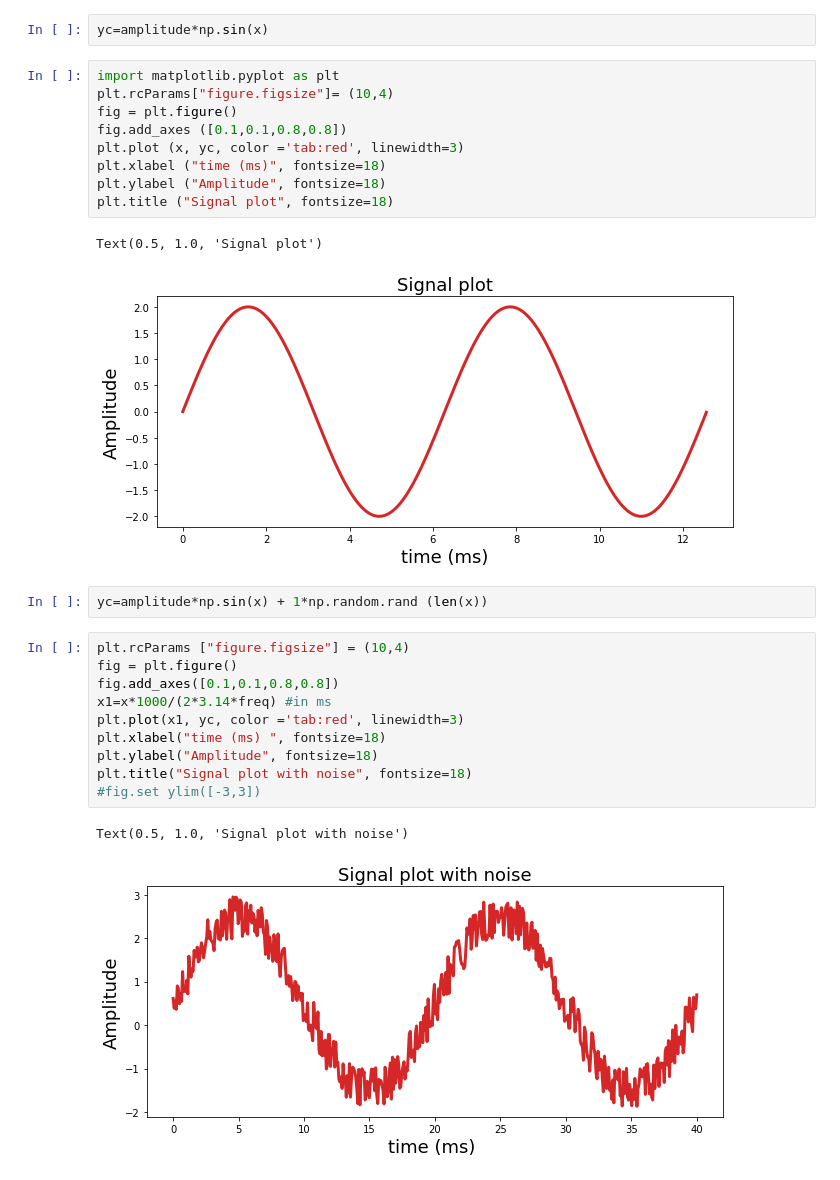
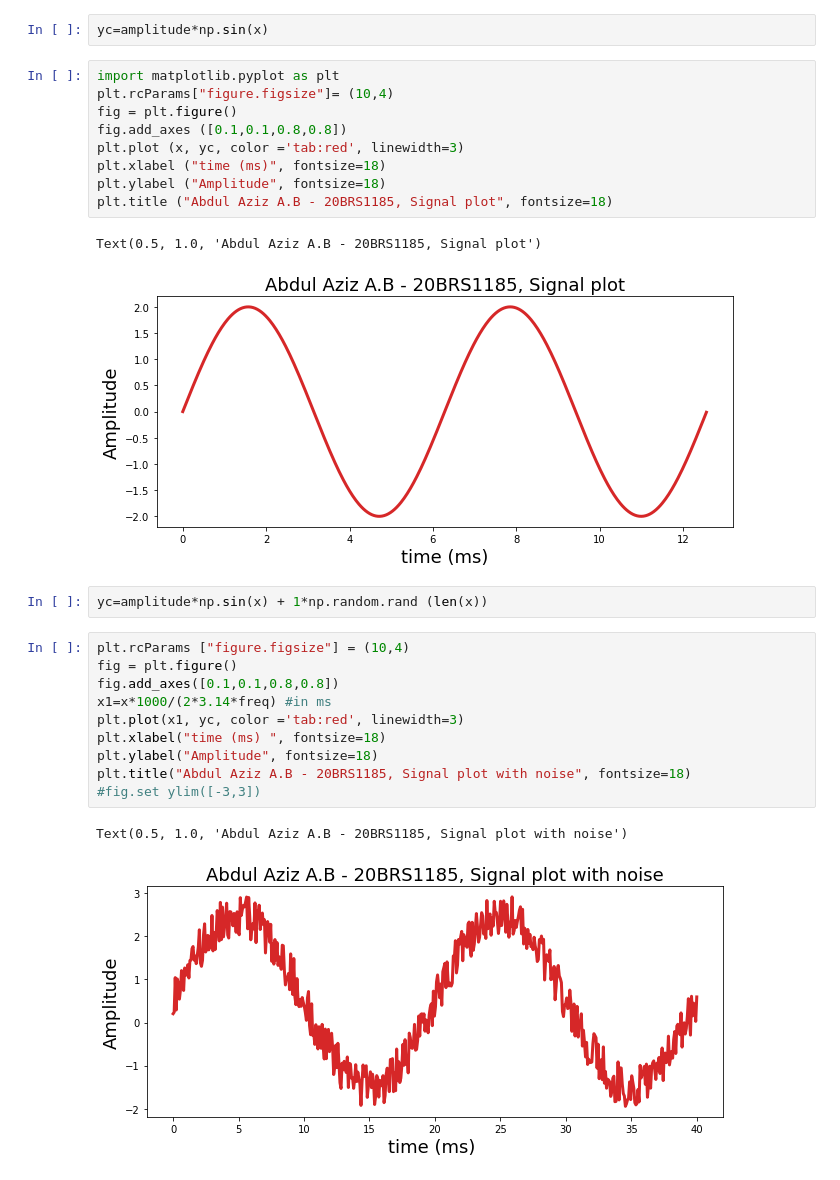
Before and after one commit to 4bdul4ziz/Jupyter-Lab, a Jupyter notebook: ECE2036.ipynb, the cells around one changed output. Saved outputs shown, nothing was run; the diff lists cells and outputs as text.

```diff
--- a/ECE2036.ipynb
+++ b/ECE2036.ipynb
@@ -22,22 +22,22 @@ fig.add_axes ([0.1,0.1,0.8,0.8])
 plt.plot (x, yc, color ='tab:red', linewidth=3)
 plt.xlabel ("time (ms)", fontsize=18)
 plt.ylabel ("Amplitude", fontsize=18)
-plt.title ("Signal plot", fontsize=18)
+plt.title ("Abdul Aziz A.B - 20BRS1185, Signal plot", fontsize=18)
 # %% [output]
-Text(0.5, 1.0, 'Signal plot')
+Text(0.5, 1.0, 'Abdul Aziz A.B - 20BRS1185, Signal plot')
-[figure, old version]
+[figure, new version]
 # %%
 yc=amplitude*np.sin(x) + 1*np.random.rand (len(x))
 # %%
 plt.rcParams ["figure.figsize"] = (10,4)
 fig = plt.figure()
 fig.add_axes([0.1,0.1,0.8,0.8])
 x1=x*1000/(2*3.14*freq) #in ms
 plt.plot(x1, yc, color ='tab:red', linewidth=3)
 plt.xlabel("time (ms) ", fontsize=18)
 plt.ylabel("Amplitude", fontsize=18)
-plt.title("Signal plot with noise", fontsize=18)
+plt.title("Abdul Aziz A.B - 20BRS1185, Signal plot with noise", fontsize=18)
 #fig.set ylim([-3,3])
 # %% [output]
-Text(0.5, 1.0, 'Signal plot with noise')
+Text(0.5, 1.0, 'Abdul Aziz A.B - 20BRS1185, Signal plot with noise')
-[figure, old version]
+[figure, new version]
```
